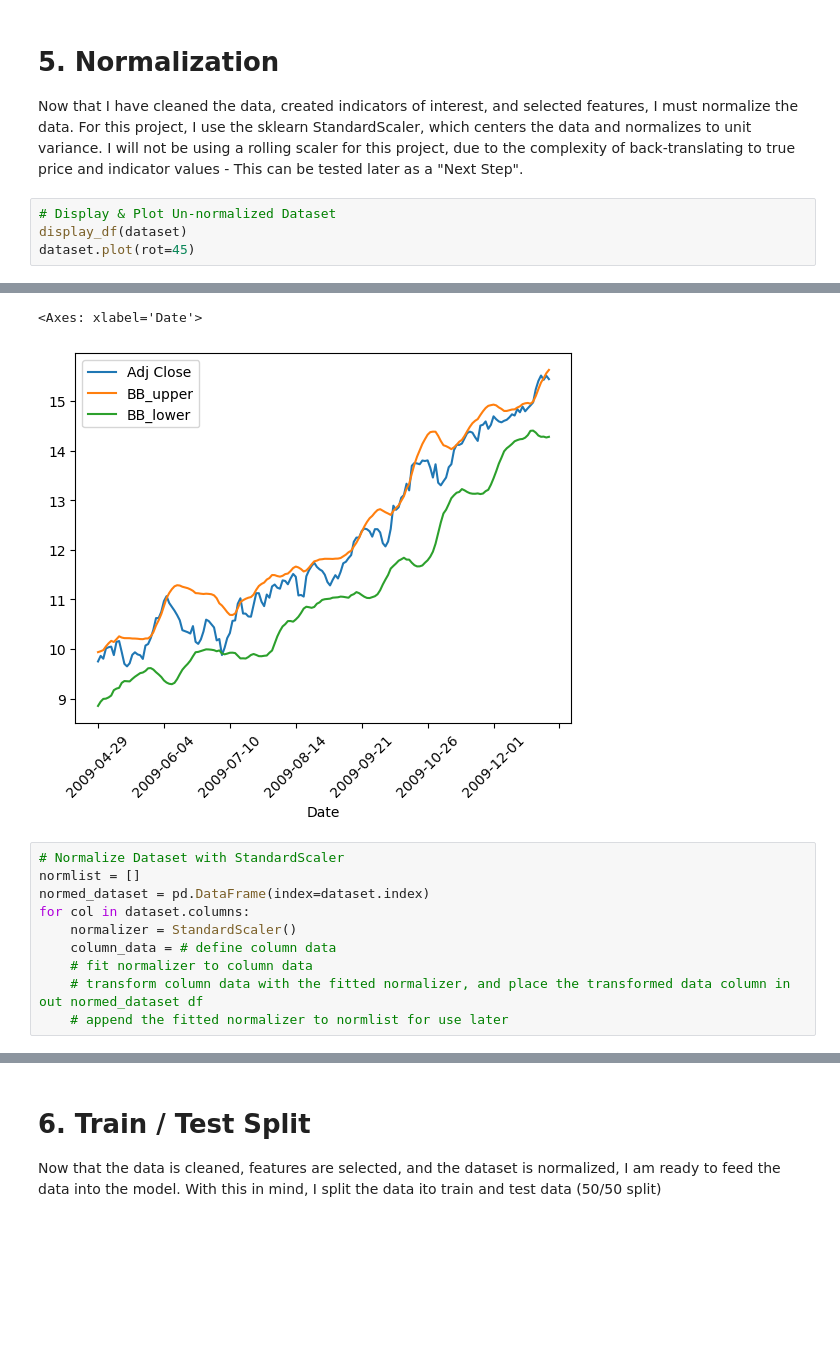
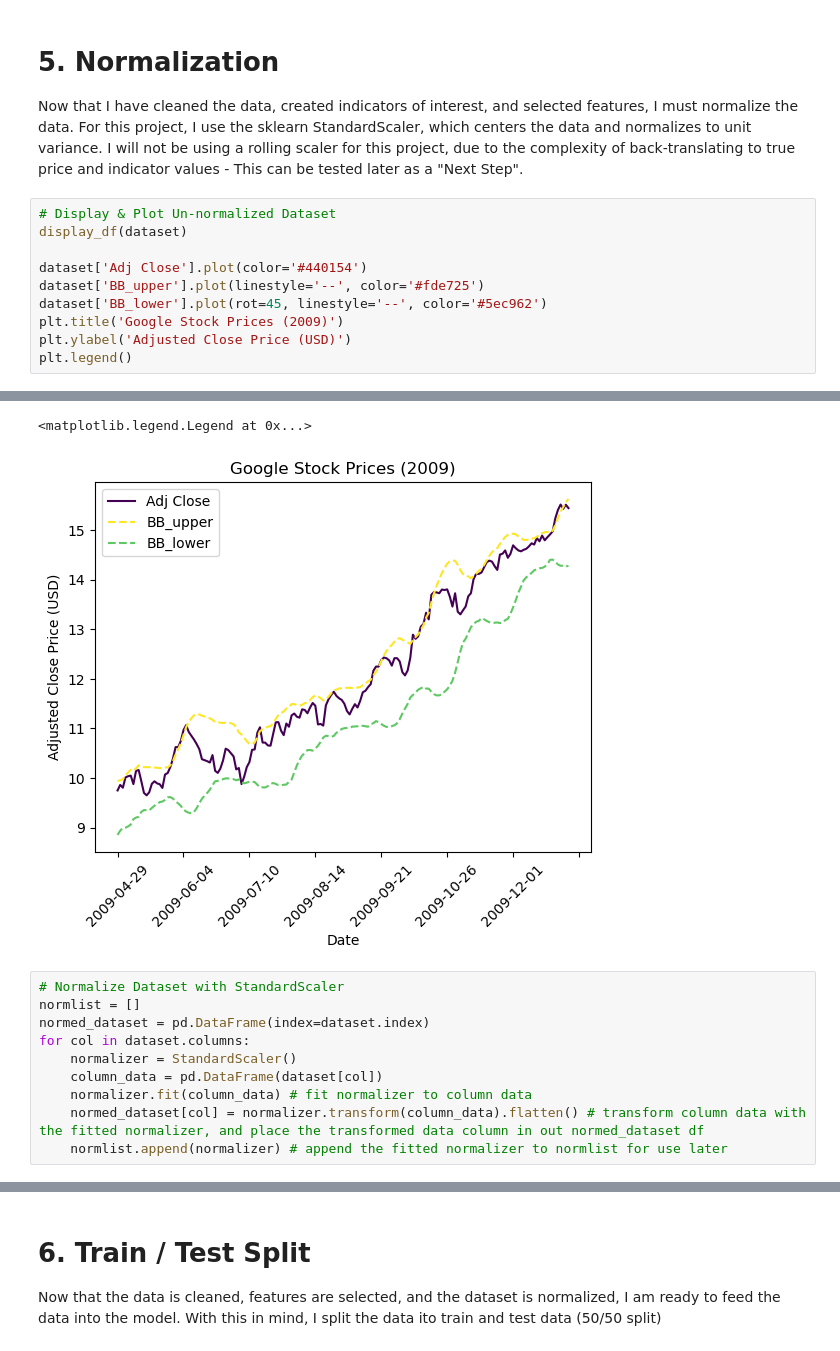
Before and after one commit to waynebar69/rl-dqn-trading-agent, a Jupyter notebook: notebooks/01_project_nb.ipynb, the cells around one changed output, grey strips where cells are left out. Cells and saved outputs as stored; diff of their text form; blank space fills up the shorter version.

```diff
--- a/notebooks/01_project_nb.ipynb
+++ b/notebooks/01_project_nb.ipynb
@@ -145,37 +145,43 @@ Now that I have cleaned the data, created indicators of interest, and selected f
 # %%
 # Display & Plot Un-normalized Dataset
 display_df(dataset)
-dataset.plot(rot=45)
+
+dataset['Adj Close'].plot(color='#440154')
+dataset['BB_upper'].plot(linestyle='--', color='#fde725')
+dataset['BB_lower'].plot(rot=45, linestyle='--', color='#5ec962')
+plt.title('Google Stock Prices (2009)')
+plt.ylabel('Adjusted Close Price (USD)')
+plt.legend()
 # %% [output]
 |  | Adj Close | BB_upper | BB_lower |
 | Date |  |  |  |
 | 2009-04-29 | 9.750204 | 9.937823 | 8.853717 |
 | 2009-04-30 | 9.862284 | 9.956057 | 8.939792 |
 | 2009-05-01 | 9.805497 | 9.978454 | 8.995079 |
 | 2009-05-04 | 10.011973 | 10.053107 | 9.000625 |
 | 2009-05-05 | 10.037128 | 10.115385 | 9.024898 |
 | 2009-05-06 | 10.049084 | 10.165415 | 9.062614 |
 | 2009-05-07 | 9.878224 | 10.142584 | 9.171646 |
 | 2009-05-08 | 10.145223 | 10.198098 | 9.202882 |
 | 2009-05-11 | 10.161413 | 10.256965 | 9.218412 |
 | 2009-05-12 | 9.938000 | 10.231943 | 9.318403 |
 | ... | ... | ... | ... |
 | 2009-12-24 | 15.404261 | 15.240174 | 14.304510 |
 | 2009-12-28 | 15.513601 | 15.372963 | 14.279093 |
 | 2009-12-29 | 15.427175 | 15.460360 | 14.282357 |
 | 2009-12-30 | 15.510114 | 15.559560 | 14.265000 |
 | 2009-12-31 | 15.441621 | 15.626990 | 14.278442 |
-<Axes: xlabel='Date'>
+<matplotlib.legend.Legend at 0x...>
-[figure, old version]
+[figure, new version]
 # %%
 # Normalize Dataset with StandardScaler
 normlist = []
 normed_dataset = pd.DataFrame(index=dataset.index)
 for col in dataset.columns:
     normalizer = StandardScaler()
-    column_data = # define column data
-    # fit normalizer to column data
-    # transform column data with the fitted normalizer, and place the transformed data column in out normed_dataset df
-    # append the fitted normalizer to normlist for use later
+    column_data = pd.DataFrame(dataset[col])
+    normalizer.fit(column_data) # fit normalizer to column data
+    normed_dataset[col] = normalizer.transform(column_data).flatten() # transform column data with the fitted normalizer, and place the transformed data column in out normed_dataset df
+    normlist.append(normalizer) # append the fitted normalizer to normlist for use later
 # %%
 # Display & Plot Normalized Dataset
```
Also changed, not shown: parts of 6 cells of this notebook.
